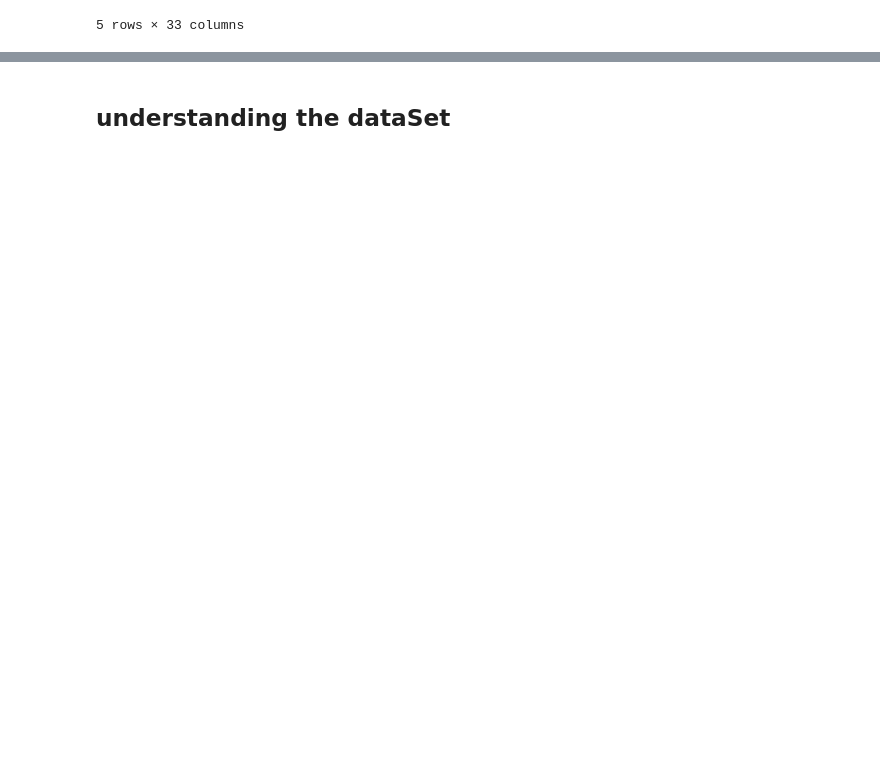
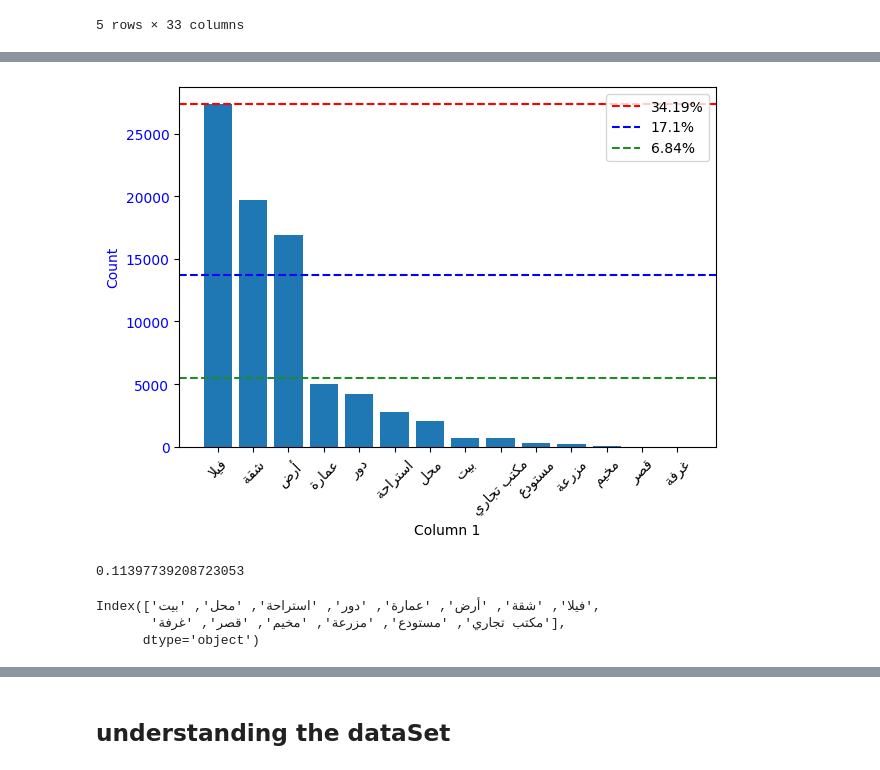
Before and after one commit to Abdulmalik-rebdi/friendly-octo-disco, a Jupyter notebook: main.ipynb, the cells around one changed output, grey strips where cells are left out. Cells and saved outputs as stored; diff of their text form; code cells hidden in the pictures; blank space fills up the shorter version.

```diff
--- a/main.ipynb
+++ b/main.ipynb
@@ -21,0 +90,33 @@ df.head()
+# %%
+counts = df['property_type'].value_counts()
+total = counts.sum()
+x = []
+for i in counts.index:
+    x.append(modify_arabic_display(i))
+y = counts.values
+fig, ax = plt.subplots()
+plt.xticks(rotation=45)
+ax.bar(x, y)
+ax.set_xlabel("Column 1")
+ax.set_ylabel("Count", color='blue')
+ax.tick_params(axis='y', labelcolor='blue')
+plt.axhline(y = df[df['property_type']=='فيلا'].shape[0] , color = 'r', linestyle = 'dashed' , label = f"{round(df[df['property_type']=='فيلا'].shape[0]/df.shape[0]*100 , 2) }%")
+plt.axhline(y = df[df['property_type']=='فيلا'].shape[0]/2 , color = 'b', linestyle = 'dashed' , label = f"{round((df[df['property_type']=='فيلا'].shape[0]/2)/df.shape[0]*100 , 2) }%")
+plt.axhline(y = df[df['property_type']=='فيلا'].shape[0]/5 , color = '#228b22', linestyle = 'dashed' , label = f"{round((df[df['property_type']=='فيلا'].shape[0]/5)/df.shape[0]*100 , 2) }%")
+
+plt.legend(loc='best')
+
+plt.tight_layout()
+plt.show()
+# %% [output]
+[figure, added]
+# %%
+(df[df['property_type']=='فيلا'].shape[0]/3)/df.shape[0]
+# %% [output]
+0.11397739208723053
+# %%
+counts.index
+# %% [output]
+Index(['فيلا', 'شقة', 'أرض', 'عمارة', 'دور', 'استراحة', 'محل', 'بيت',
+       'مكتب تجاري', 'مستودع', 'مزرعة', 'مخيم', 'قصر', 'غرفة'],
+      dtype='object')
```
Also changed, not shown: parts of 27 cells of this notebook.
